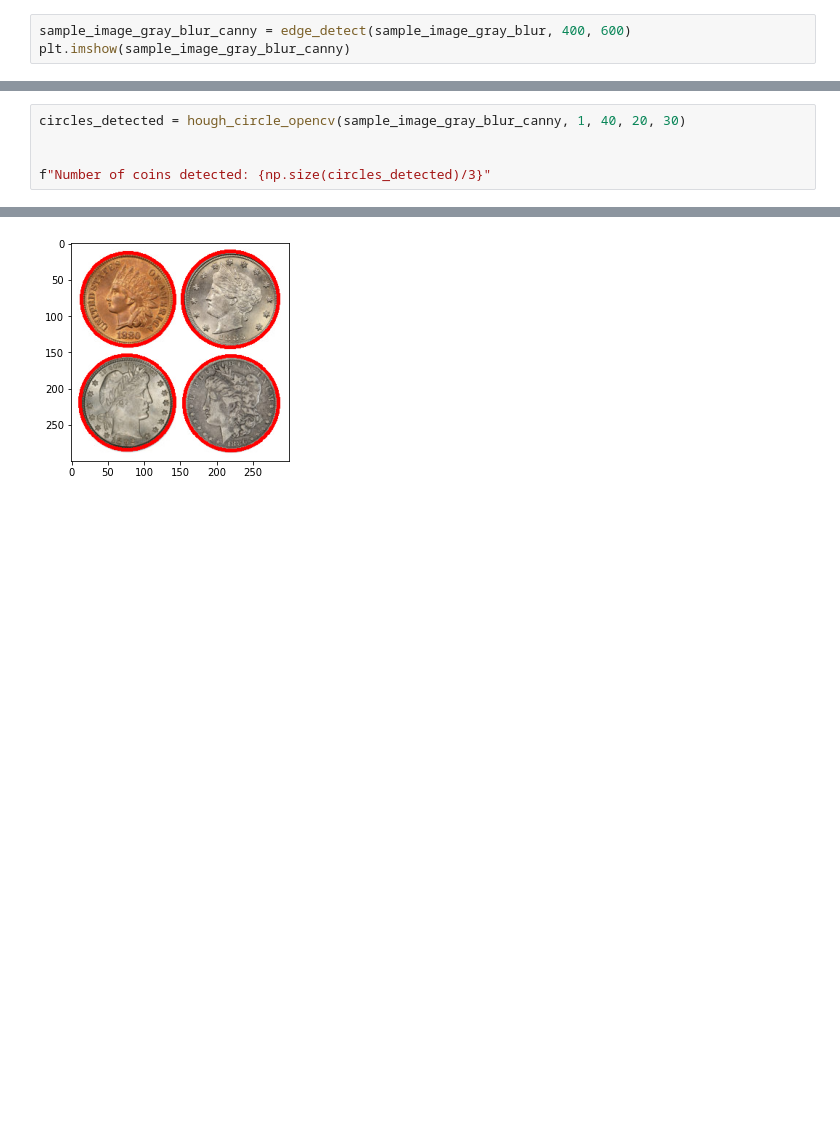
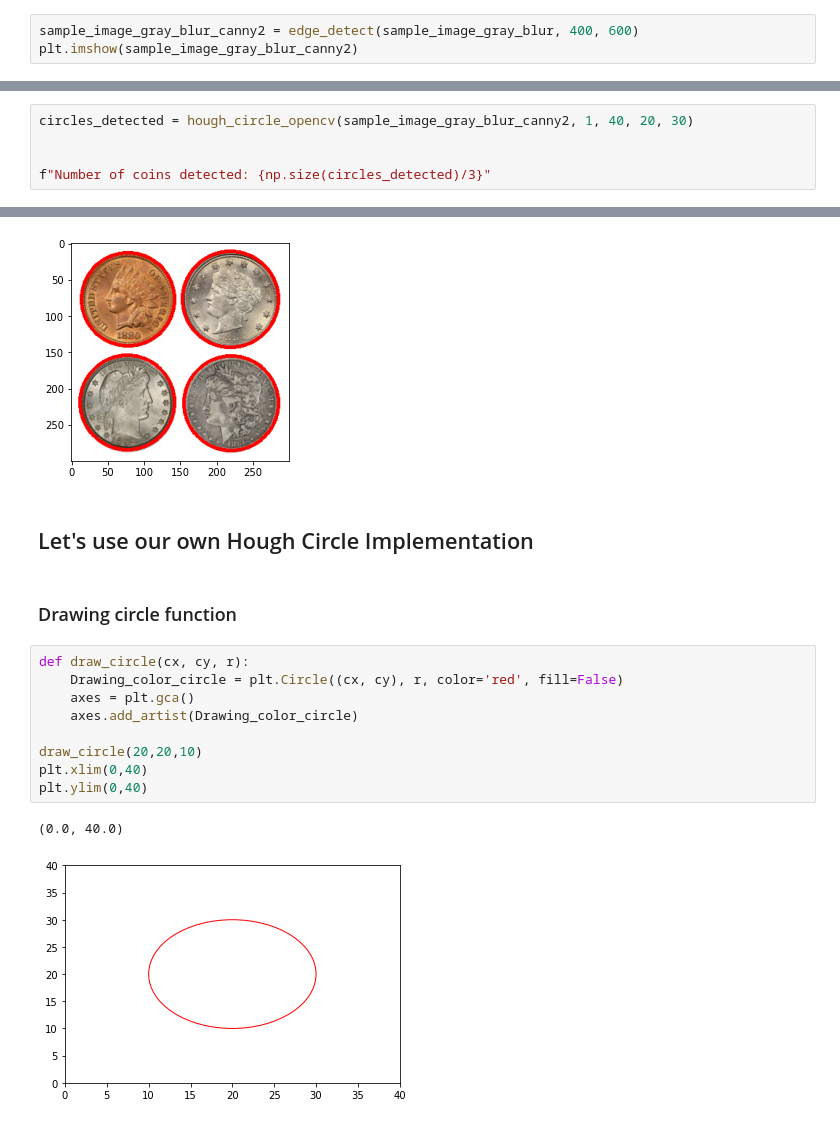
Before and after one commit to karank85/count-coins, a Jupyter notebook: main.ipynb, the cells around one changed output, grey strips where cells are left out. Drawn from its saved outputs; the diff is of its cells as text; blank space fills up the shorter version.

Commit message:
feat: hough transform from scratch

```diff
--- a/main.ipynb
+++ b/main.ipynb
@@ -85,13 +86,13 @@ plt.imshow(sample_image_gray_blur)
 <matplotlib.image.AxesImage at 0x...>
 [figure]
 # %%
-sample_image_gray_blur_canny = edge_detect(sample_image_gray_blur, 400, 600)
-plt.imshow(sample_image_gray_blur_canny)
+sample_image_gray_blur_canny2 = edge_detect(sample_image_gray_blur, 400, 600)
+plt.imshow(sample_image_gray_blur_canny2)
 # %% [output]
 <matplotlib.image.AxesImage at 0x...>
 [figure]
 # %%
-circles_detected = hough_circle_opencv(sample_image_gray_blur_canny, 1, 40, 20, 30)
+circles_detected = hough_circle_opencv(sample_image_gray_blur_canny2, 1, 40, 20, 30)
 
 
 f"Number of coins detected: {np.size(circles_detected)/3}"
@@ -105,3 +106,19 @@ plt.imshow(coins2)
 # %% [output]
 <matplotlib.image.AxesImage at 0x...>
 [figure]
+# %% [markdown]
+## Let's use our own Hough Circle Implementation
+# %% [markdown]
+### Drawing circle function
+# %%
+def draw_circle(cx, cy, r):
+    Drawing_color_circle = plt.Circle((cx, cy), r, color='red', fill=False)
+    axes = plt.gca()
+    axes.add_artist(Drawing_color_circle)
+
+draw_circle(20,20,10)
+plt.xlim(0,40)
+plt.ylim(0,40)
+# %% [output]
+(0.0, 40.0)
+[figure, added]
```
Also changed, not shown: parts of 18 cells of this notebook, 1 other file.
